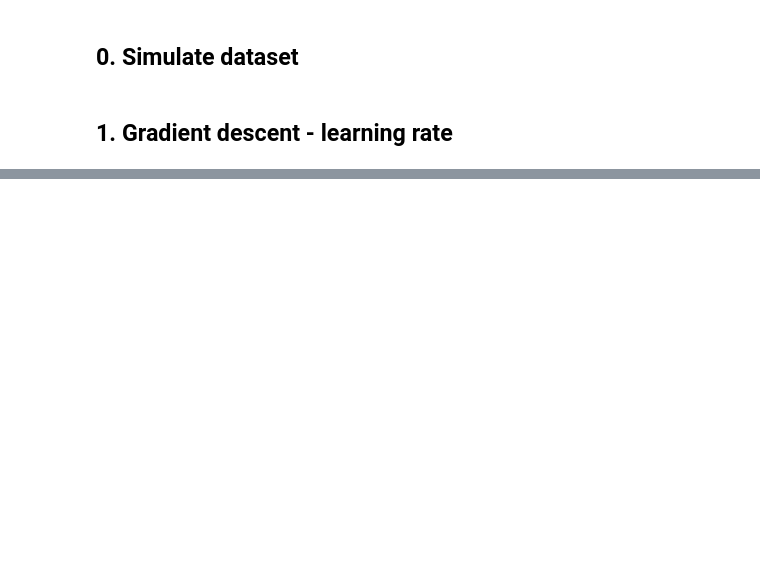
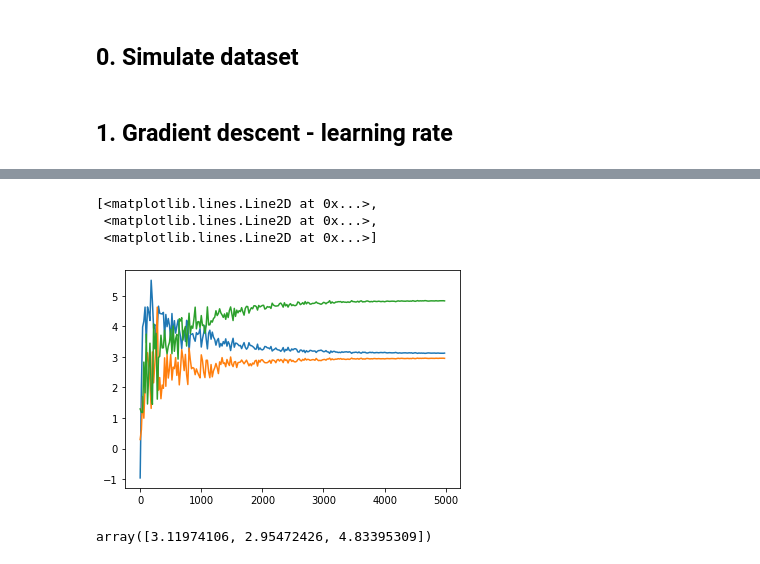
Before and after one commit to cseander/Maskininlarning-Christopher-Seander, a Jupyter notebook: Exercises/Exercose_1.ipynb, the cells around one changed output, grey strips where cells are left out. Drawn from its saved outputs; the diff is of its cells as text; code cells hidden in the pictures; blank space fills up the shorter version.

```diff
--- a/Exercises/Exercose_1.ipynb
+++ b/Exercises/Exercose_1.ipynb
@@ -39,0 +44,14 @@ plt.plot(epochs, test)
+# %%
+epochs_2 = range(1, 5000, 20)
+thetas_2 = np.array([gradient_decent(X, y, learning_rate = 0.01, epochs = epoch).reshape(-1) for epoch in epochs_2])
+# %%
+plt.plot(epochs_2, thetas_2)
+# %% [output]
+[<matplotlib.lines.Line2D at 0x...>,
+ <matplotlib.lines.Line2D at 0x...>,
+ <matplotlib.lines.Line2D at 0x...>]
+[figure, added]
+# %%
+thetas[-1]
+# %% [output]
+array([3.11974106, 2.95472426, 4.83395309])
```
Also changed, not shown: parts of 22 cells of this notebook.
